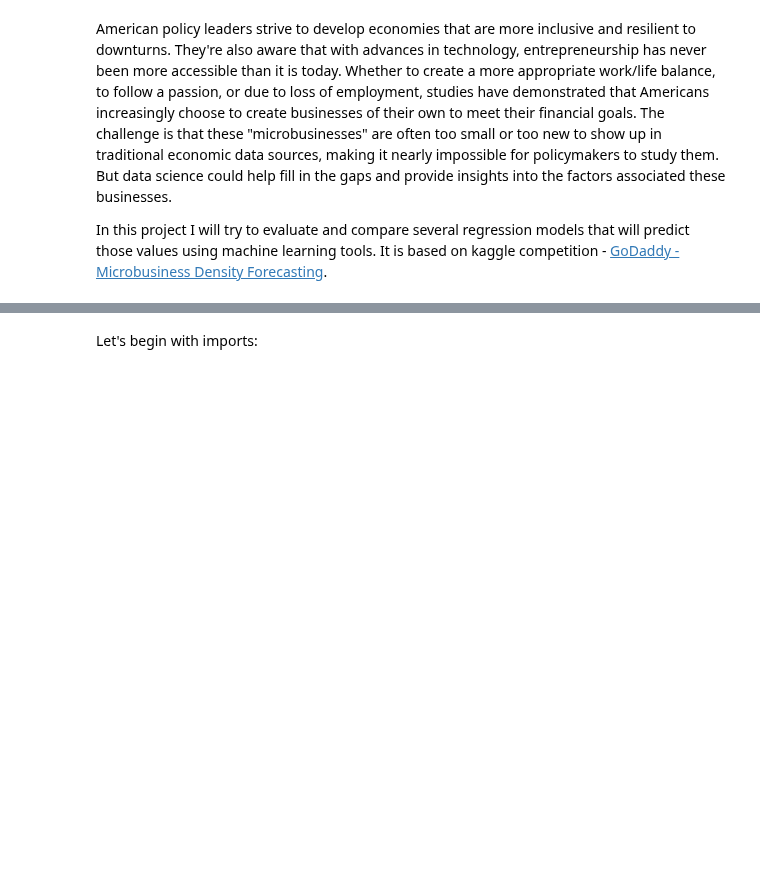
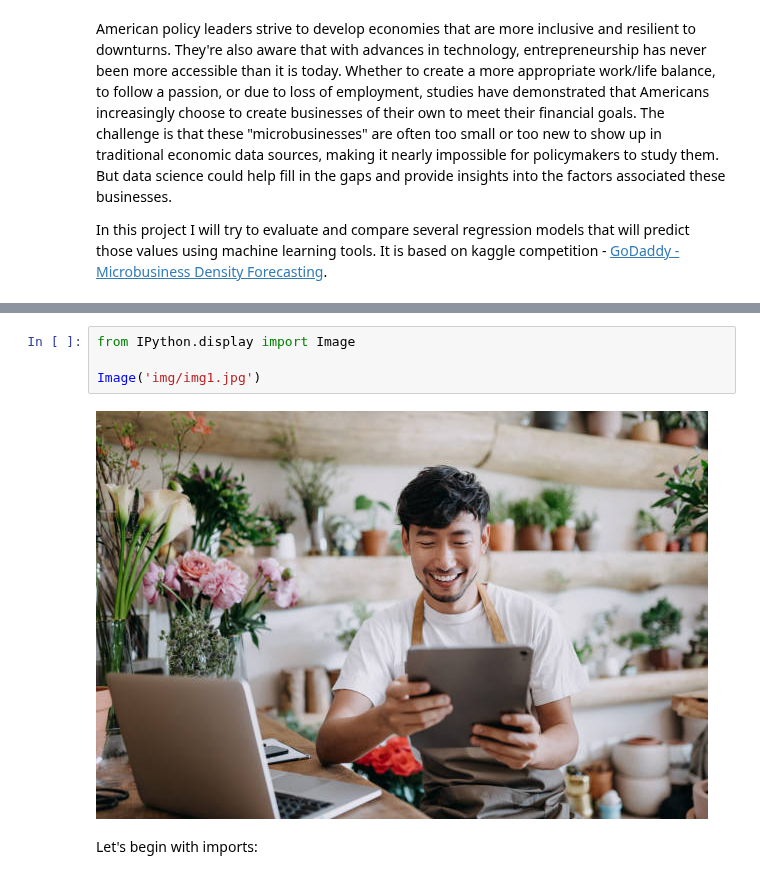
Before and after one commit to vroobelle93/03_GoDaddy, a Jupyter notebook: godaddy1.ipynb, the cells around one changed output, grey strips where cells are left out. Drawn from its saved outputs; the diff is of its cells as text; blank space fills up the shorter version.

Commit message:
Fighting with image 7

```diff
--- a/godaddy1.ipynb
+++ b/godaddy1.ipynb
@@ -12,6 +10,12 @@ Image('img/img1.jpg')
 <img src="img/img1.jpg" alt="Happy enterpreneur" />
 # %% [markdown]
 ![](img/img1.jpg)
+# %%
+from IPython.display import Image
+
+Image('img/img1.jpg')
+# %% [output]
+[figure, added]
 # %% [markdown]
 
 Let's begin with imports:
```
Also changed, not shown: parts of 1 cell of this notebook.
